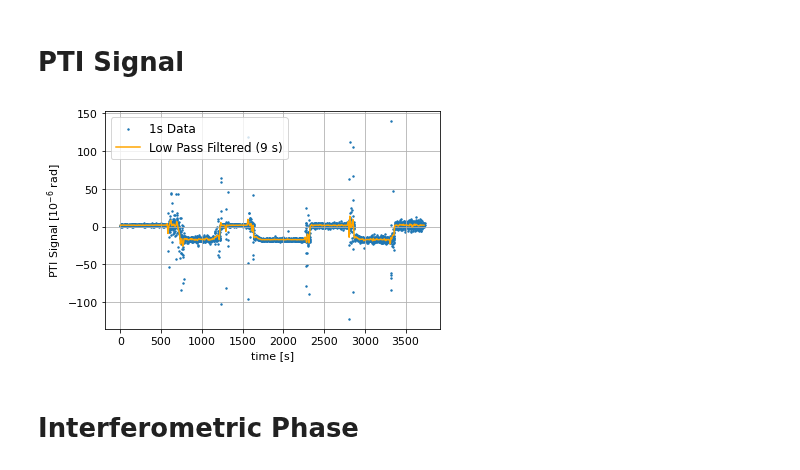
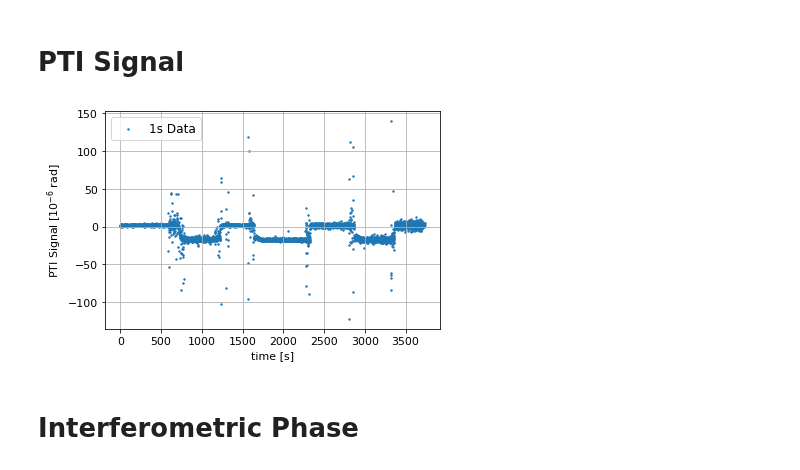
Before and after one commit to bilaljo/MiniPTI, a Jupyter notebook: notebooks/pti.ipynb, the cells around one changed output. Cells and saved outputs as stored; diff of their text form; code cells hidden in the pictures.

```diff
--- a/notebooks/pti.ipynb
+++ b/notebooks/pti.ipynb
@@ -47,21 +47,21 @@ plt.savefig("RMS.pdf")
 # %% [markdown]
 # PTI Signal
 # %%
-pti_mean = np.mean(np.array(pti_data["PTI Signal"]).reshape(-1, 9), axis=1)
-time_mean = np.arange(pti_mean.size)
-time_mean *= 9
+#pti_mean = np.mean(np.array(pti_data["PTI Signal"]).reshape(-1, 9), axis=1)
+#time_mean = np.arange(pti_mean.size)
+#time_mean *= 9
 fig, ax = plt.subplots()
 ax.tick_params(axis='both', which='major', labelsize=11)
 ax.tick_params(axis='both', which='minor', labelsize=11)
 plt.scatter(time, -pti_data["PTI Signal"] * 1e6, s=2, label="1s Data")
-plt.plot(time_mean, -pti_mean * 1e6, label="Low Pass Filtered (9 s)", color="orange")
+#plt.plot(time_mean, -pti_mean * 1e6, label="Low Pass Filtered (9 s)", color="orange")
 plt.grid()
 plt.xlabel("time [s]", fontsize=11)
 plt.legend(fontsize=12)
 plt.ylabel("PTI Signal [$10^{-6}$ rad]", fontsize=11)
 plt.savefig("pti.pdf", dpi=400, bbox_inches="tight")
 # %% [output]
-[figure, old version]
+[figure, new version]
 # %% [markdown]
 # Interferometric Phase
 # %%
```
Also changed, not shown: parts of 4 cells of this notebook, 1 other file.
